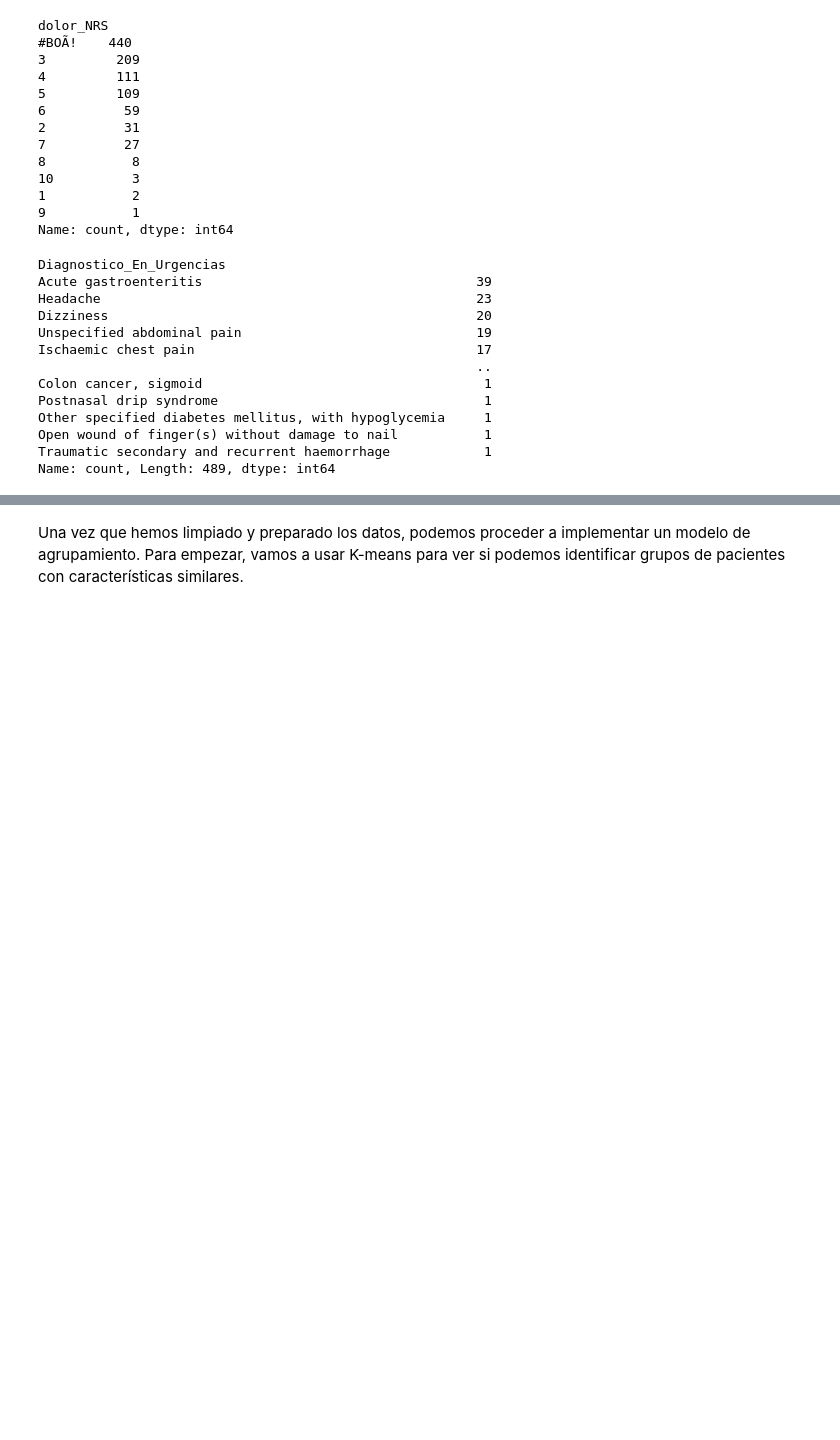
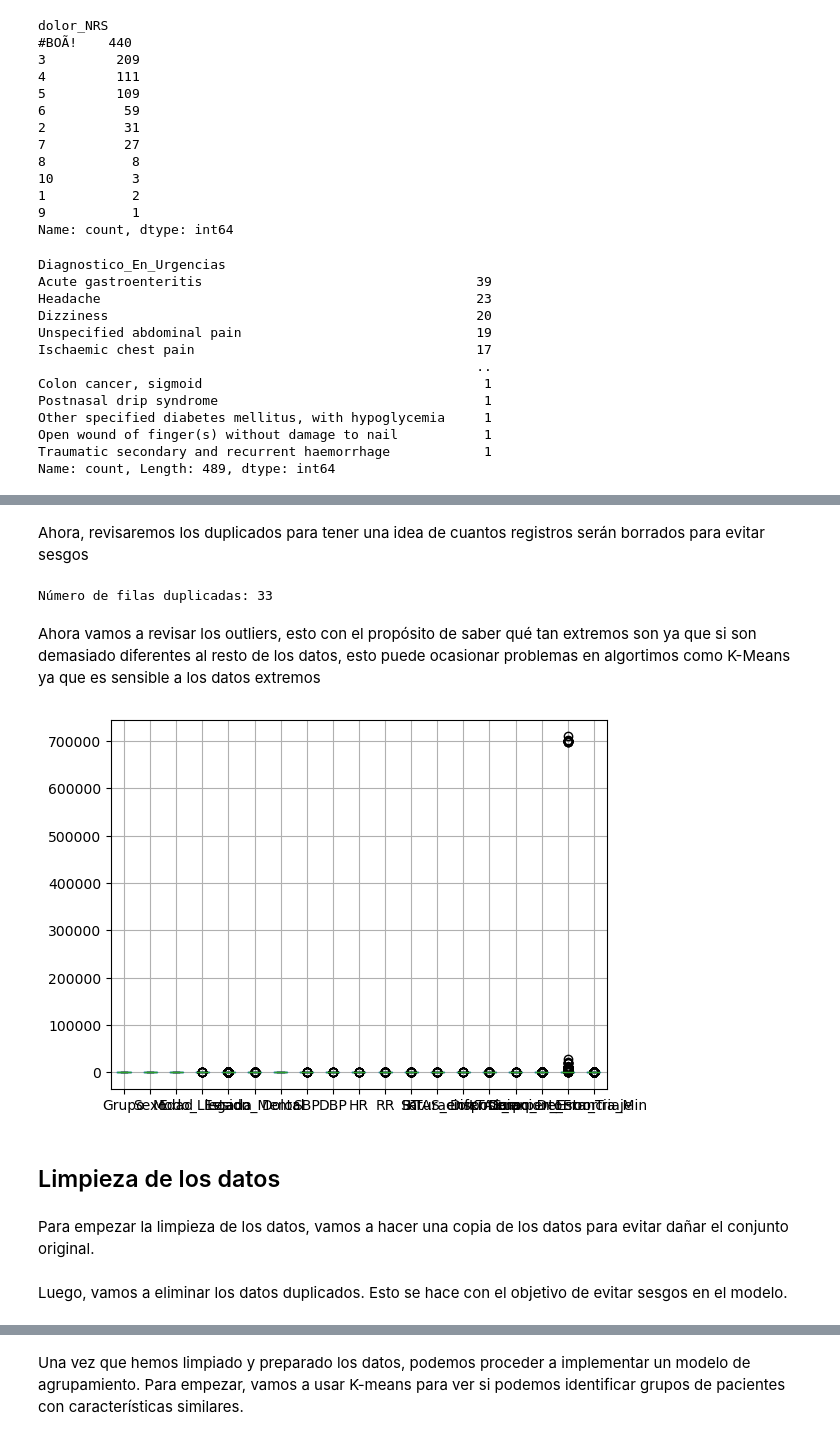
Before and after one commit to Grupo-Lab-BI/Lab_2, a Jupyter notebook: Lab2.ipynb, the cells around one changed output, grey strips where cells are left out. Cells and saved outputs as stored; diff of their text form; code cells hidden in the pictures; blank space fills up the shorter version.

Commit message:
Limpieza y caracterización de los datos

```diff
--- a/Lab2.ipynb
+++ b/Lab2.ipynb
@@ -282,0 +333,20 @@ Name: count, Length: 489, dtype: int64
+# %% [markdown]
+Ahora, revisaremos los duplicados para tener una idea de cuantos registros serán borrados para evitar sesgos
+# %%
+duplicate_rows = data.duplicated().sum()
+print(f"Número de filas duplicadas: {duplicate_rows}")
+# %% [output]
+Número de filas duplicadas: 33
+# %% [markdown]
+Ahora vamos a revisar los outliers, esto con el propósito de saber qué tan extremos son ya que si son demasiado diferentes al resto de los datos, esto puede ocasionar problemas en algortimos como K-Means ya que es sensible a los datos extremos
+# %%
+data.boxplot()
+
+# Show the plot
+plt.show()
+# %% [output]
+[figure, added]
+# %% [markdown]
+## Limpieza de los datos
+# %% [markdown]
+Para empezar la limpieza de los datos, vamos a hacer una copia de los datos para evitar dañar el conjunto original.
@@ -282,0 +355,2 @@ Name: count, Length: 489, dtype: int64
+# %% [markdown]
+Luego, vamos a eliminar los datos duplicados. Esto se hace con el objetivo de evitar sesgos en el modelo.
```
Also changed, not shown: parts of 21 cells of this notebook.
